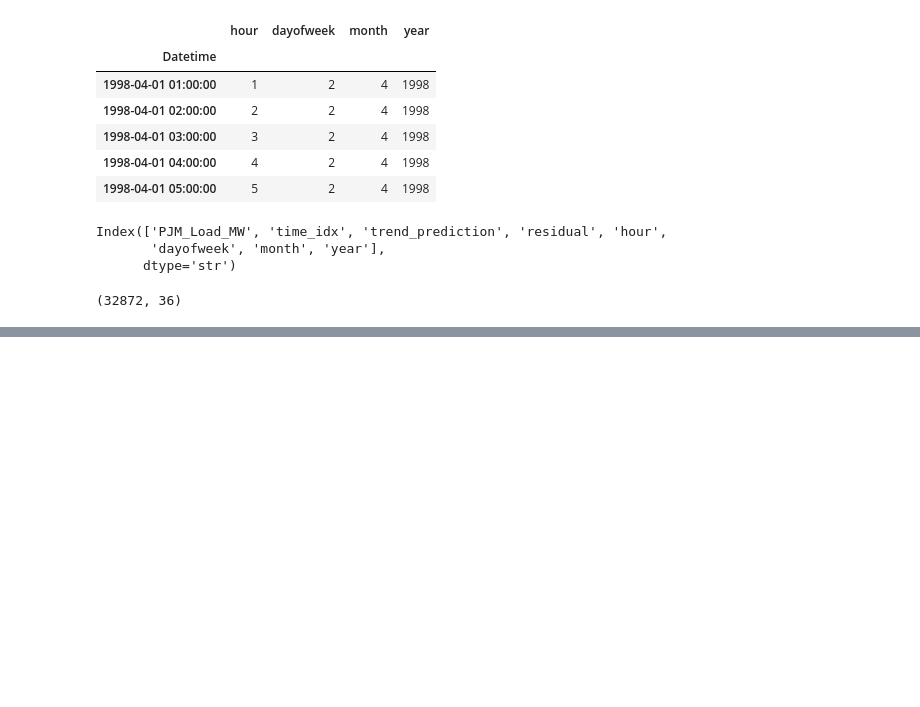
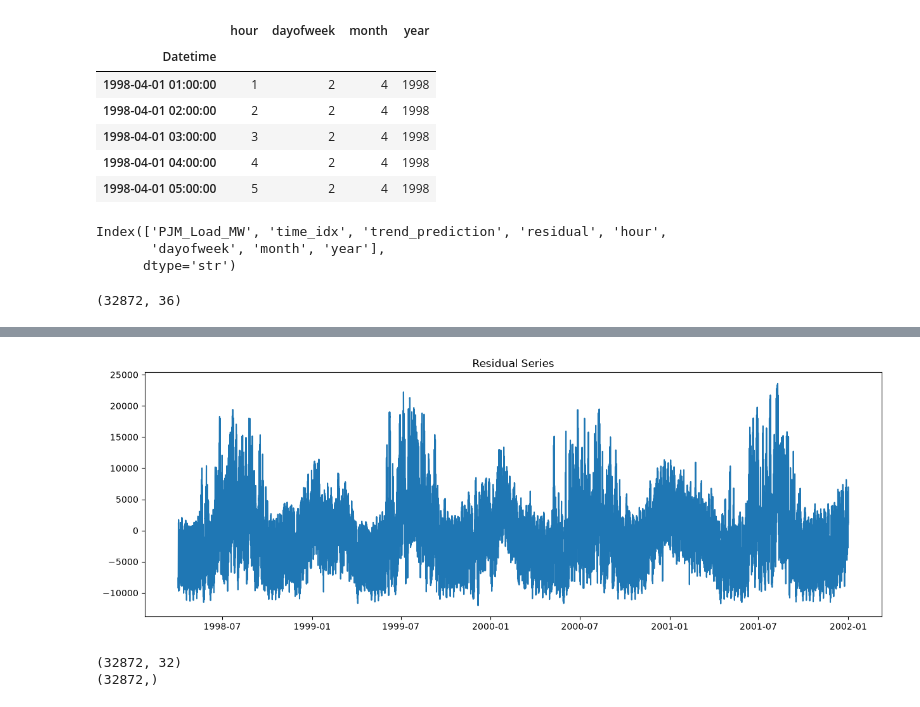
Before and after one commit to ksanu1011/DemandSense-AI, a Jupyter notebook: notebooks/03_modeling.ipynb, the cells around one changed output, grey strips where cells are left out. Saved outputs shown, nothing was run; the diff lists cells and outputs as text; code cells hidden in the pictures; blank space fills up the shorter version.

```diff
--- a/notebooks/03_modeling.ipynb
+++ b/notebooks/03_modeling.ipynb
@@ -150,0 +163,34 @@ print(df.shape)
+# %%
+import matplotlib.pyplot as plt
+
+plt.figure(figsize=(15,5))
+plt.plot(df.index, df["residual"])
+plt.title("Residual Series")
+plt.show()
+# %% [output]
+[figure, added]
+# %%
+feature_cols = [
+    "hour",
+    "dayofweek",
+    "month",
+    "year"
+]
+
+feature_cols += [f"lag_{i}" for i in range(1, 25)]
+
+feature_cols += [
+    "rolling_mean_24",
+    "rolling_std_24",
+    "rolling_min_24",
+    "rolling_max_24"
+]
+
+X = df[feature_cols]
+y = df["residual"]
+
+print(X.shape)
+print(y.shape)
+# %% [output]
+(32872, 32)
+(32872,)
```
Also changed, not shown: parts of 6 cells of this notebook, 1 other file.
